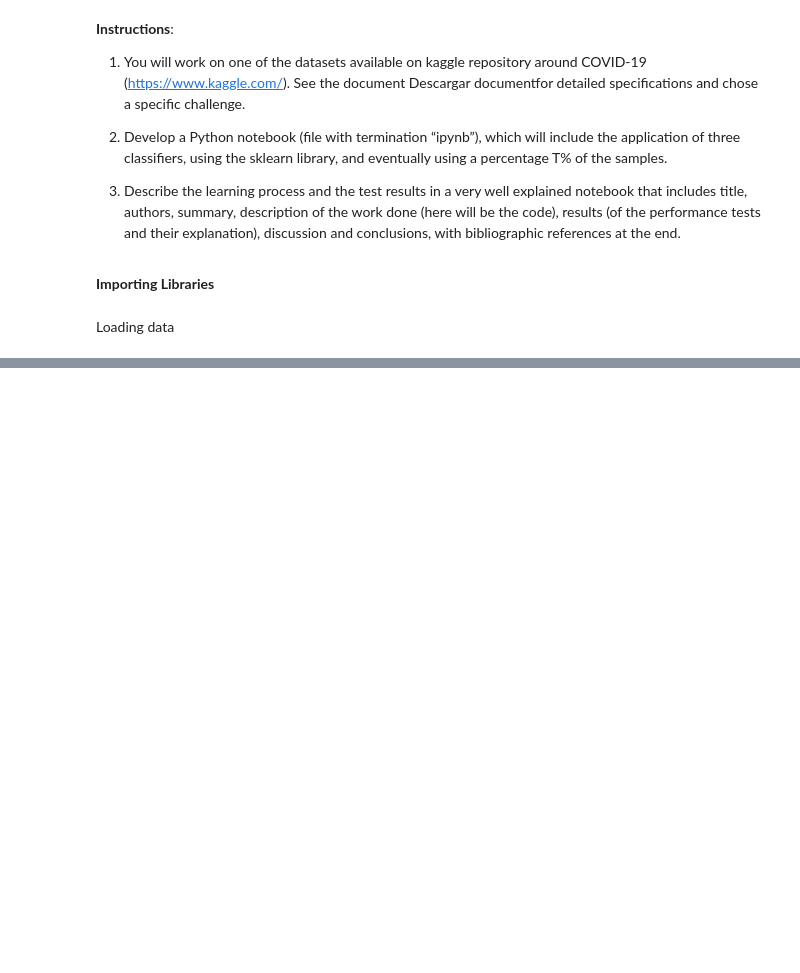
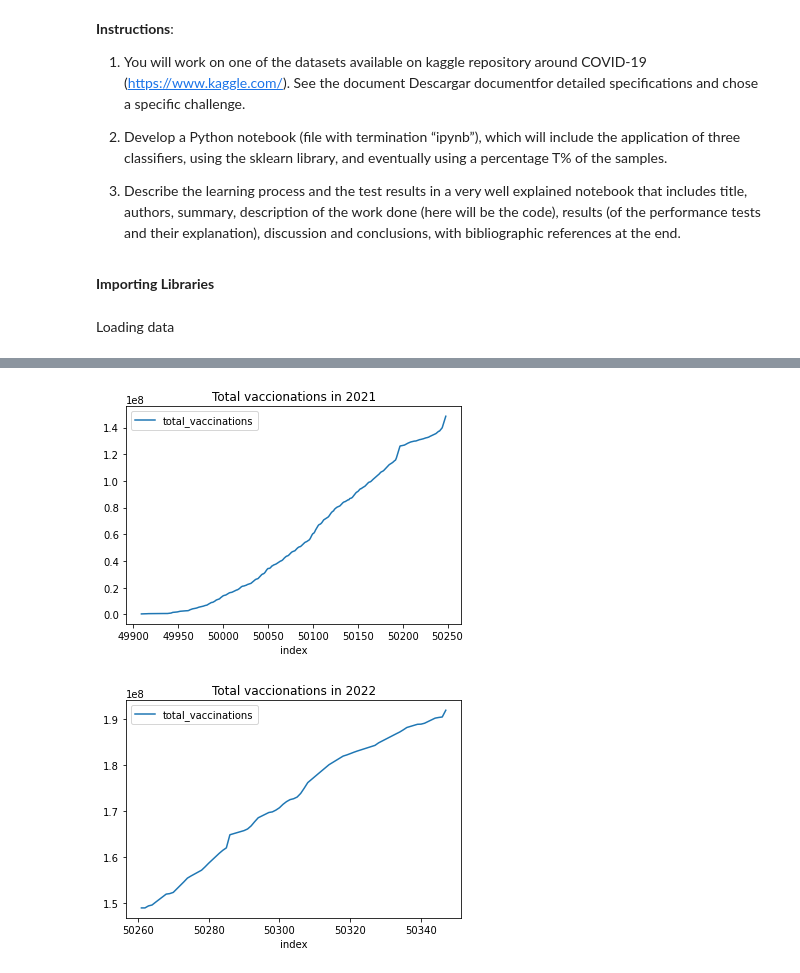
Before and after one commit to elriczero/ML-HW4-Covid-Analysis, a Jupyter notebook: Machine Learning Assignment 4 - Covid Vaccination Progress.ipynb, the cells around one changed output, grey strips where cells are left out. Cells and saved outputs as stored; diff of their text form; code cells hidden in the pictures; blank space fills up the shorter version.

```diff
--- a/Machine Learning Assignment 4 - Covid Vaccination Progress.ipynb
+++ b/Machine Learning Assignment 4 - Covid Vaccination Progress.ipynb
@@ -56,0 +198,13 @@ data = pd.read_csv('../input/covid-world-vaccination-progress/country_vaccinatio
+# %%
+def show_vaccinations_per_month(year, df):
+    year_str_init = str(str(year) + '-01-01')
+    year_str_end = str(str(year)+'-12-31')
+    aux = df[(df['date'] >= year_str_init)&(df['date'] <= year_str_end)]
+    title_s = 'Total vaccionations in '+str(year)
+    aux.plot(x='index', y = 'total_vaccinations', title=title_s)
+# %%
+for year in [2021,2022]:
+    show_vaccinations_per_month(year, mex_cv)
+# %% [output]
+[figure, added]
+[figure, added]
```
Also changed, not shown: parts of 28 cells of this notebook.
